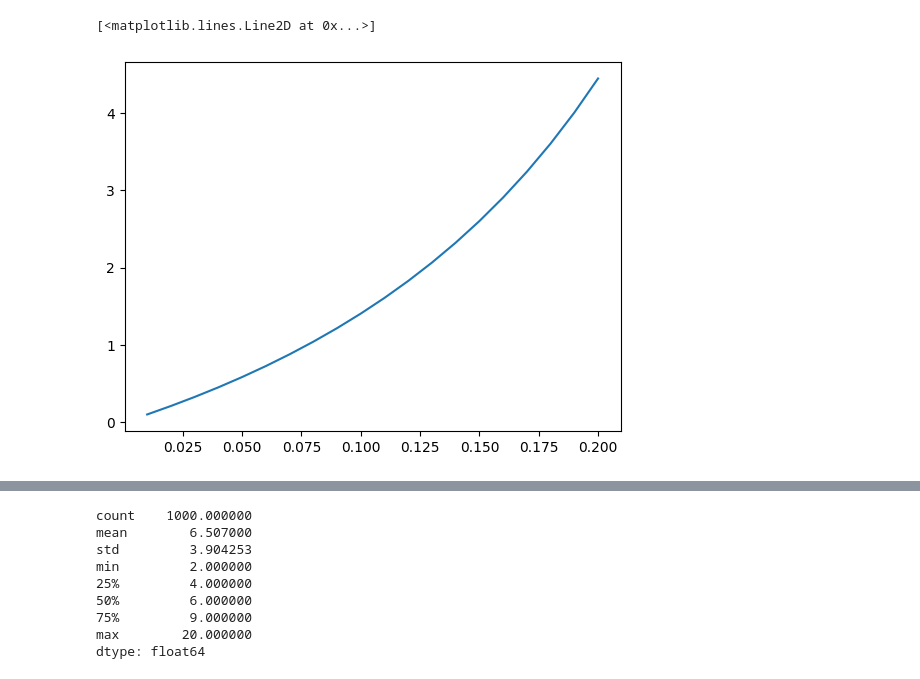
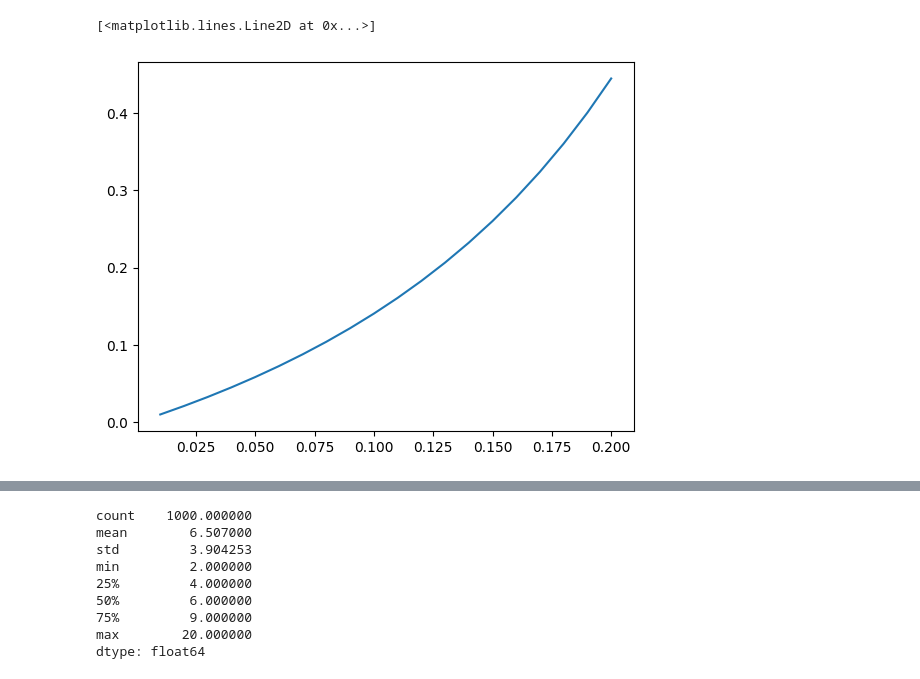
Before and after one commit to tishii2479/ahc030, a Jupyter notebook: notebooks/a.ipynb, the cells around one changed output, grey strips where cells are left out. Cells and saved outputs as stored; diff of their text form; code cells hidden in the pictures.

```diff
--- a/notebooks/a.ipynb
+++ b/notebooks/a.ipynb
@@ -3,9 +3,9 @@ import matplotlib.pyplot as plt
 import pandas as pd
 import numpy as np
 # %%
-k = 10
 x = np.linspace(0.01, 0.20, 20)
-plt.plot(x, k * x * (1 - x) / np.power((1 - 2 * x), 2))
+var = x * (1 - x) / np.power((1 - 2 * x), 2)
+plt.plot(x, var)
 # %% [output]
 [<matplotlib.lines.Line2D at 0x...>]
-[figure, old version]
+[figure, new version]
```
Also changed, not shown: parts of 1 cell of this notebook, 4 other files.
